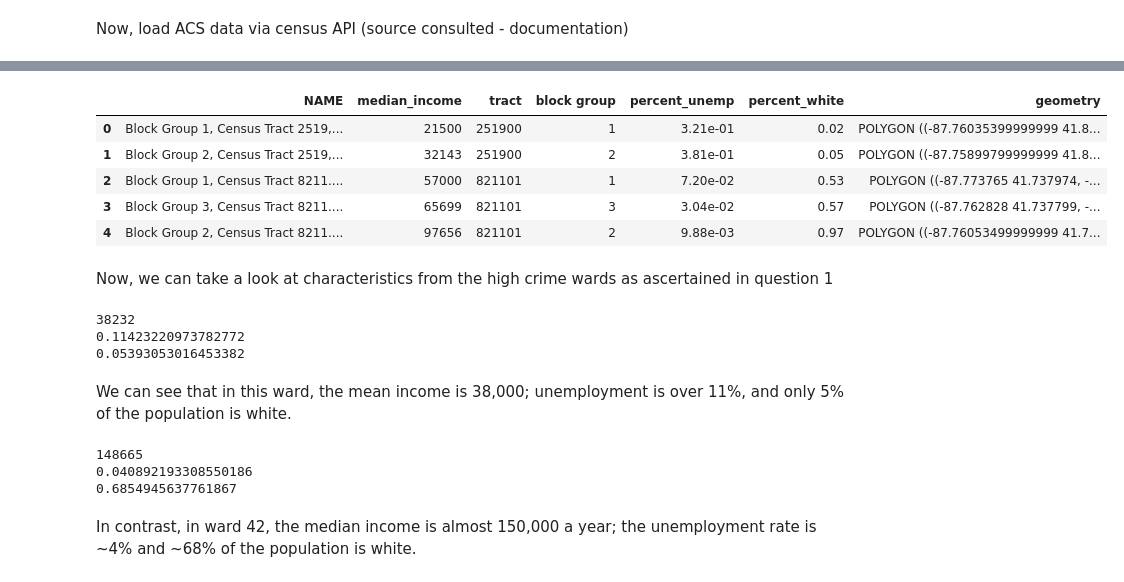
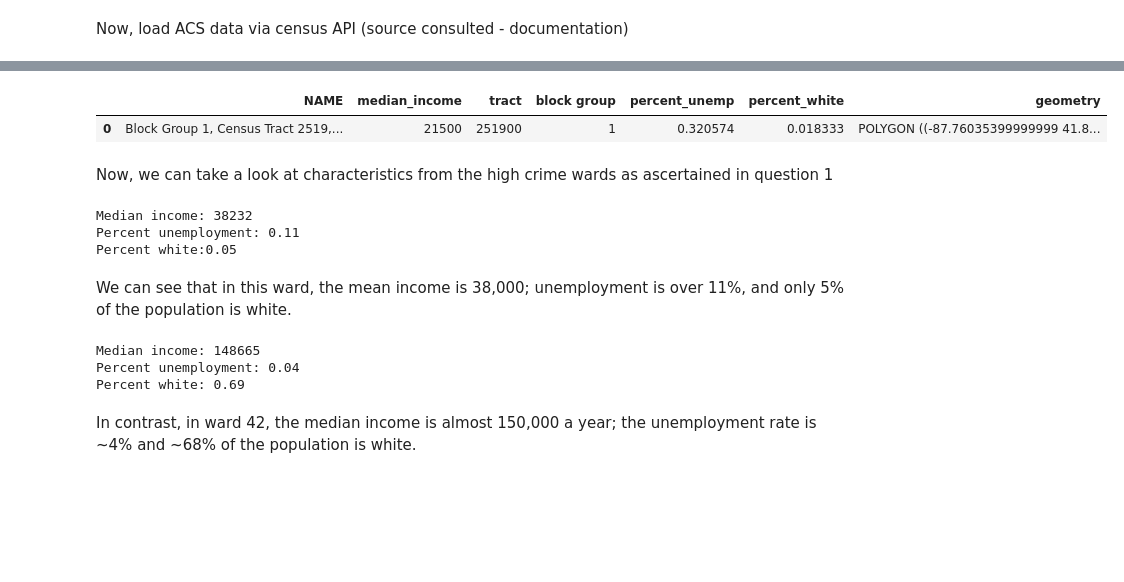
Before and after one commit to alliecollins/ML, a Jupyter notebook: Homework 1 - Q2.ipynb, the cells around one changed output, grey strips where cells are left out. Cells and saved outputs as stored; diff of their text form; code cells hidden in the pictures; blank space fills up the shorter version.

```diff
--- a/Homework 1 - Q2.ipynb
+++ b/Homework 1 - Q2.ipynb
@@ -36,8 +36,6 @@ Now, load ACS data via census API
 (source consulted - documentation)
 # %%
 import pandas as pd
-pd.set_option('display.expand_frame_repr', False)
-pd.set_option('display.precision', 2)
 import requests
 # %%
 #Make the API requests - variables' names updated below to reflect pulls; attempting to look at income, race, and employment levels
@@ -80,16 +71,12 @@ new_df.head()
 census_gdf = geopandas.GeoDataFrame(new_df, geometry='geometry')
 # %%
-#Grab only the columns that we want
+#Grab only the columns that we want to make the df easier to manage
 census_gdf = census_gdf[['NAME','median_income','tract', 'block group',
        'percent_unemp', 'percent_white', 'geometry']]
-census_gdf.head()
+census_gdf.head(1)
 # %% [output]
 |  | NAME | median_income | tract | block group | percent_unemp | percent_white | geometry |
-| 0 | Block Group 1, Census Tract 2519,... | 21500 | 251900 | 1 | 3.21e-01 | 0.02 | POLYGON ((-87.76035399999999 41.8... |
-| 1 | Block Group 2, Census Tract 2519,... | 32143 | 251900 | 2 | 3.81e-01 | 0.05 | POLYGON ((-87.75899799999999 41.8... |
-| 2 | Block Group 1, Census Tract 8211.... | 57000 | 821101 | 1 | 7.20e-02 | 0.53 | POLYGON ((-87.773765 41.737974, -... |
-| 3 | Block Group 3, Census Tract 8211.... | 65699 | 821101 | 3 | 3.04e-02 | 0.57 | POLYGON ((-87.762828 41.737799, -... |
-| 4 | Block Group 2, Census Tract 8211.... | 97656 | 821101 | 2 | 9.88e-03 | 0.97 | POLYGON ((-87.76053499999999 41.7... |
+| 0 | Block Group 1, Census Tract 2519,... | 21500 | 251900 | 1 | 0.320574 | 0.018333 | POLYGON ((-87.76035399999999 41.8... |
 # %%
 #now merge with the data from the crime portal
 census_merge = geopandas.sjoin(gdf, census_gdf, how="inner", op='intersects')
@@ -98,25 +85,25 @@ Now, we can take a look at characteristics from the high crime wards as ascertai
 # %%
 #Ward 28 had the highest violent crime
 ward_28 = census_merge[census_merge['ward'] == '28']
-print(ward_28.iloc[0]['median_income'])
-print(ward_28.iloc[0]['percent_unemp'])
-print(ward_28.iloc[0]['percent_white'])
+print('Median income:', ward_28.iloc[0]['median_income'])
+print('Percent unemployment:',"{0:.2f}".format(ward_28.iloc[0]['percent_unemp']))
+print('Percent white:'"{0:.2f}".format(ward_28.iloc[0]['percent_white']))
 # %% [output]
-38232
-0.11423220973782772
-0.05393053016453382
+Median income: 38232
+Percent unemployment: 0.11
+Percent white:0.05
 # %% [markdown]
 We can see that in this ward, the mean income is 38,000; unemployment is over 11%, and only 5% of the population is white.
 # %%
 #Ward 42 had the highest overall crime reports -- looking at all types
 ward_42 = census_merge[census_merge['ward'] == '42']
-print(ward_42.iloc[0]['median_income'])
-print(ward_42.iloc[0]['percent_unemp'])
-print(ward_42.iloc[0]['percent_white'])
+print('Median income:', ward_42.iloc[0]['median_income'])
+print('Percent unemployment:',"{0:.2f}".format(ward_42.iloc[0]['percent_unemp']))
+print('Percent white:',"{0:.2f}".format(ward_42.iloc[0]['percent_white']))
 # %% [output]
-148665
-0.040892193308550186
-0.6854945637761867
+Median income: 148665
+Percent unemployment: 0.04
+Percent white: 0.69
 # %% [markdown]
 In contrast, in ward 42, the median income is almost 150,000 a year; the unemployment rate is ~4% and ~68% of the population is white.
 # %% [markdown]
```
Also changed, not shown: parts of 6 cells of this notebook, 1 other file.
